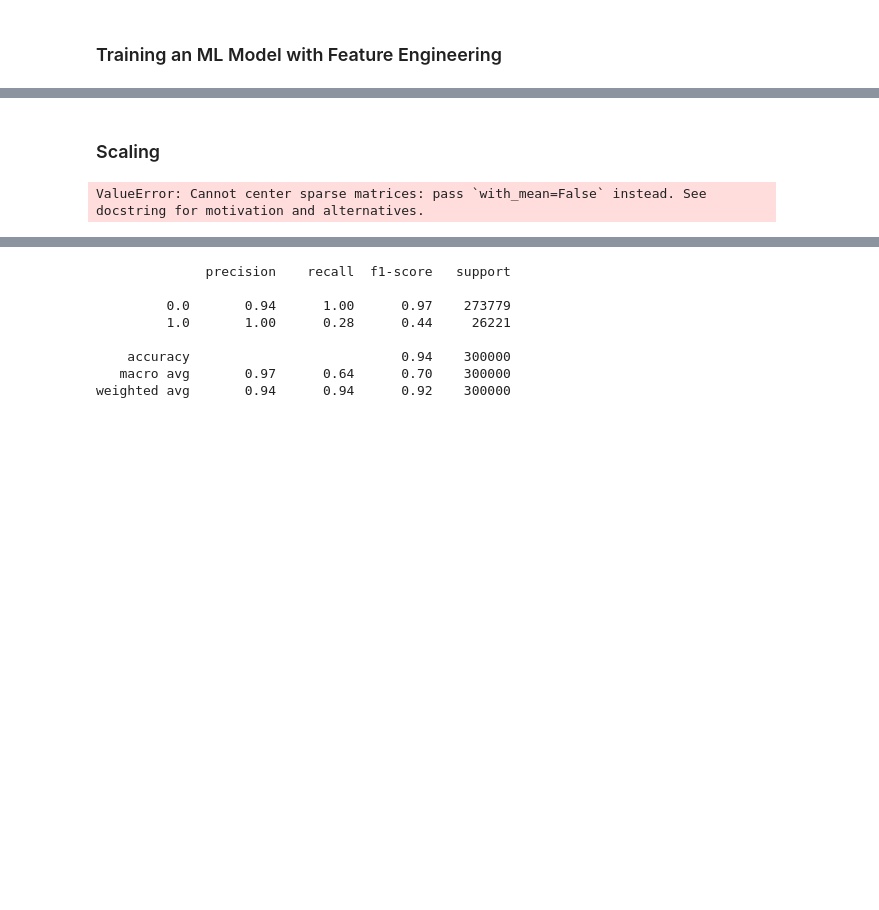
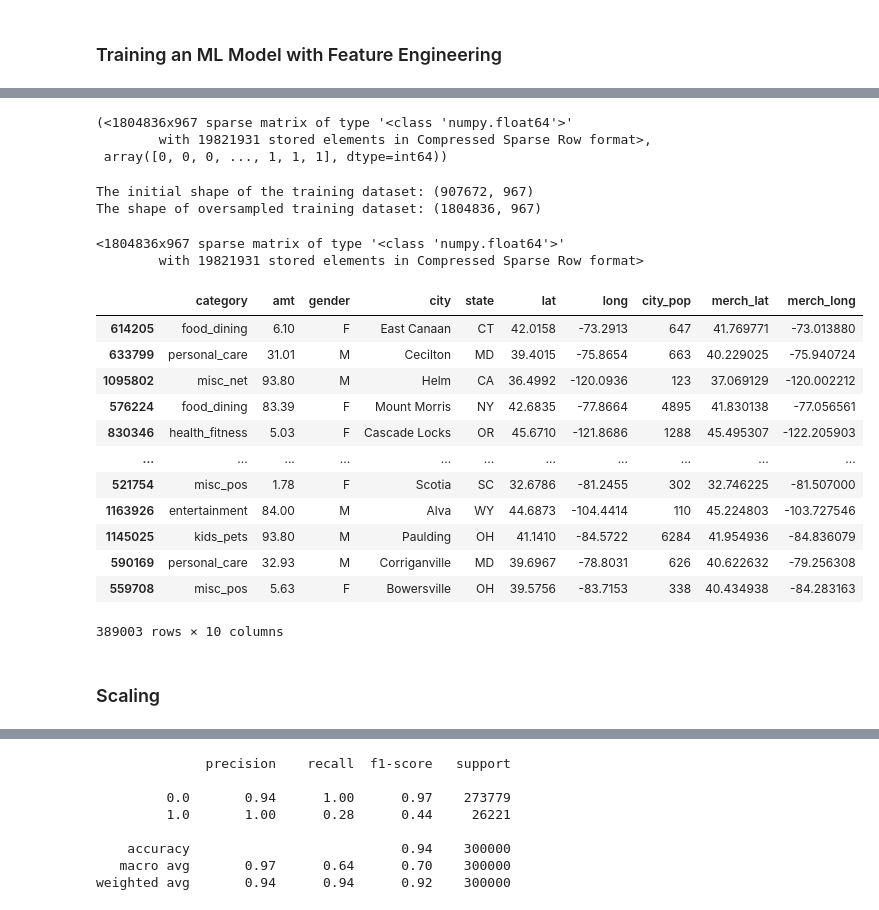
Before and after one commit to suhasmaddali/Credit-Card-Fraud-Detection, a Jupyter notebook: Credit Card Fraud Detection.ipynb, the cells around one changed output, grey strips where cells are left out. Saved outputs shown, nothing was run; the diff lists cells and outputs as text; code cells hidden in the pictures; blank space fills up the shorter version.

Commit message:
Training an xgboost classifier

```diff
--- a/Credit Card Fraud Detection.ipynb
+++ b/Credit Card Fraud Detection.ipynb
@@ -261,0 +241,6 @@ X_train_oversampled
+# %%
+X_train_oversampled_tuple
+# %% [output]
+(<1804836x967 sparse matrix of type '<class 'numpy.float64'>'
+        with 19821931 stored elements in Compressed Sparse Row format>,
+ array([0, 0, 0, ..., 1, 1, 1], dtype=int64))
@@ -262,13 +251,38 @@ X_train_oversampled
+# %%
+print("The initial shape of the training dataset: {}".format(X_train_encoded.shape))
+print("The shape of oversampled training dataset: {}".format(X_train_oversampled.shape))
+# %% [output]
+The initial shape of the training dataset: (907672, 967)
+The shape of oversampled training dataset: (1804836, 967)
+# %%
+X_train_oversampled
+# %% [output]
+<1804836x967 sparse matrix of type '<class 'numpy.float64'>'
+        with 19821931 stored elements in Compressed Sparse Row format>
+# %%
+X_test
+# %% [output]
+|  | category | amt | gender | city | state | lat | long | city_pop | merch_lat | merch_long |
+| 614205 | food_dining | 6.10 | F | East Canaan | CT | 42.0158 | -73.2913 | 647 | 41.769771 | -73.013880 |
+| 633799 | personal_care | 31.01 | M | Cecilton | MD | 39.4015 | -75.8654 | 663 | 40.229025 | -75.940724 |
+| 1095802 | misc_net | 93.80 | M | Helm | CA | 36.4992 | -120.0936 | 123 | 37.069129 | -120.002212 |
+| 576224 | food_dining | 83.39 | F | Mount Morris | NY | 42.6835 | -77.8664 | 4895 | 41.830138 | -77.056561 |
+| 830346 | health_fitness | 5.03 | F | Cascade Locks | OR | 45.6710 | -121.8686 | 1288 | 45.495307 | -122.205903 |
+| ... | ... | ... | ... | ... | ... | ... | ... | ... | ... | ... |
+| 521754 | misc_pos | 1.78 | F | Scotia | SC | 32.6786 | -81.2455 | 302 | 32.746225 | -81.507000 |
+| 1163926 | entertainment | 84.00 | M | Alva | WY | 44.6873 | -104.4414 | 110 | 45.224803 | -103.727546 |
+| 1145025 | kids_pets | 93.80 | M | Paulding | OH | 41.1410 | -84.5722 | 6284 | 41.954936 | -84.836079 |
+| 590169 | personal_care | 32.93 | M | Corriganville | MD | 39.6967 | -78.8031 | 626 | 40.622632 | -79.256308 |
+| 559708 | misc_pos | 5.63 | F | Bowersville | OH | 39.5756 | -83.7153 | 338 | 40.434938 | -84.283163 |
+389003 rows × 10 columns
 # %% [markdown]
 ### Scaling
 # %%
-from sklearn.preprocessing import StandardScaler
+from sklearn.preprocessing import MaxAbsScaler
 
-scaler = StandardScaler()
+scaler = MaxAbsScaler()
 X_train_scaled = scaler.fit_transform(X_train_oversampled)
-X_test_scaled = scaler.transform(X_test)
+X_test_scaled = scaler.transform(X_test_encoded)
-# %% [output]
-ValueError: Cannot center sparse matrices: pass `with_mean=False` instead. See docstring for motivation and alternatives.
 # %%
 xgb_model = xgb.XGBClassifier()
 xgb_model.fit(X_train_scaled, y_train)
```
Also changed, not shown: parts of 10 cells of this notebook.
